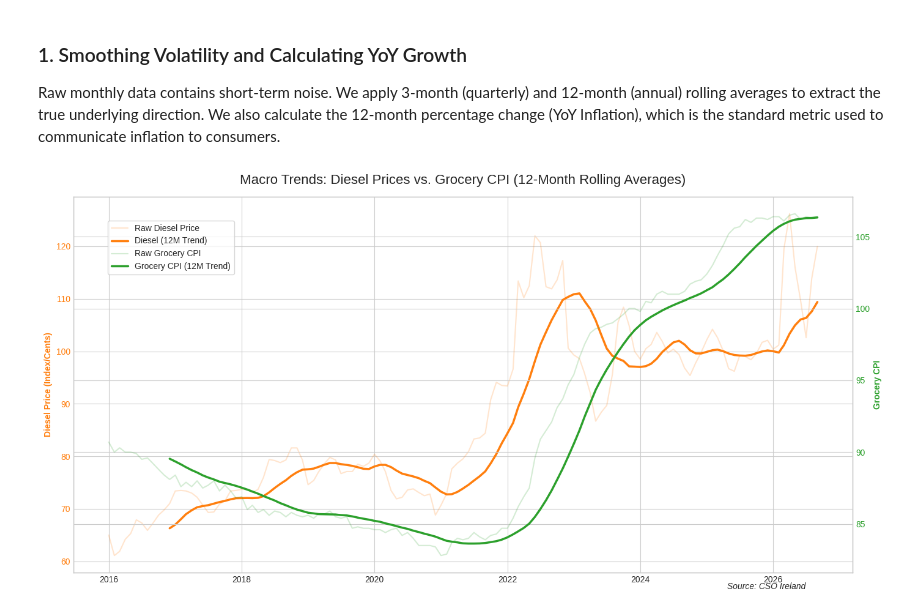
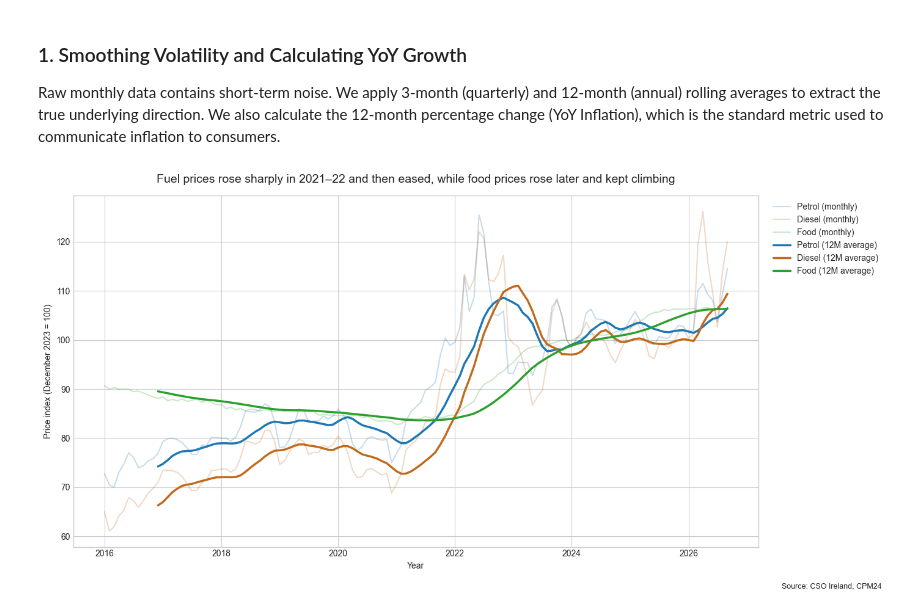
Before and after one commit to SaraLarkem/ireland-fuel-grocery-viz, a Jupyter notebook: notebooks/02_Trend_Analysis.ipynb, the cells around one changed output. Drawn from its saved outputs; the diff is of its cells as text; code cells hidden in the pictures.

```diff
--- a/notebooks/02_Trend_Analysis.ipynb
+++ b/notebooks/02_Trend_Analysis.ipynb
@@ -13,9 +13,22 @@ import matplotlib.pyplot as plt
 import seaborn as sns
 from statsmodels.tsa.seasonal import seasonal_decompose
 
+import os
+
+# team colour scheme (same as Notebook 04, used in every chart)
+colours = {"Petrol": "#1F77B4", "Diesel": "#C26A1C", "Food": "#2CA02C"}
+
+# source line added to every chart
+source_text = "Source: CSO Ireland, CPM24"
+
 # Set style for consistency with final visualizations
 plt.style.use('seaborn-v0_8-whitegrid')
-colors = {'Petrol': '#1f77b4', 'Diesel': '#ff7f0e', 'CPI': '#2ca02c'}
+
+# save charts and data to the repo's images/ and data/ folders (works from notebooks/ in VS Code or from the repo root)
+IMG_DIR = "../images" if os.path.basename(os.getcwd()) == "notebooks" else "images"
+DATA_DIR = "../data" if os.path.basename(os.getcwd()) == "notebooks" else "data"
+os.makedirs(IMG_DIR, exist_ok=True)
+os.makedirs(DATA_DIR, exist_ok=True)
 
 # 1. Load the dataset directly from GitHub to avoid folder path errors
 url = 'https://raw.githubusercontent.com/SaraLarkem/ireland-fuel-grocery-viz/refs/heads/main/data/cleaned_fuel_grocery_data.csv'
@@ -50,38 +63,43 @@ Month_DT
 ### 1. Smoothing Volatility and Calculating YoY Growth
 Raw monthly data contains short-term noise. We apply 3-month (quarterly) and 12-month (annual) rolling averages to extract the true underlying direction. We also calculate the 12-month percentage change (YoY Inflation), which is the standard metric used to communicate inflation to consumers.
 # %%
-# Calculate rolling averages for Diesel and CPI
+# Calculate rolling averages for Petrol, Diesel and CPI
+df['Petrol_3M_Avg'] = df['Petrol'].rolling(window=3).mean()
+df['Petrol_12M_Avg'] = df['Petrol'].rolling(window=12).mean()
+
 df['Diesel_3M_Avg'] = df['Diesel'].rolling(window=3).mean()
 df['Diesel_12M_Avg'] = df['Diesel'].rolling(window=12).mean()
 
 df['CPI_3M_Avg'] = df['Grocery_CPI'].rolling(window=3).mean()
 df['CPI_12M_Avg'] = df['Grocery_CPI'].rolling(window=12).mean()
 
 # Calculate Year-over-Year (YoY) percentage change (12-month shift)
+df['Petrol_YoY_Pct'] = df['Petrol'].pct_change(periods=12) * 100
 df['Diesel_YoY_Pct'] = df['Diesel'].pct_change(periods=12) * 100
 df['CPI_YoY_Pct'] = df['Grocery_CPI'].pct_change(periods=12) * 100
 
 # Plotting the smoothed macro trends
-fig, ax1 = plt.subplots(figsize=(14, 7))
+# All three series share the same index base (December 2023 = 100), so they go on ONE axis
+fig, ax = plt.subplots(figsize=(14, 7))
 
-# Plot Diesel Trend (Primary Y-Axis)
-ax1.plot(df.index, df['Diesel'], color=colors['Diesel'], alpha=0.2, label='Raw Diesel Price')
-ax1.plot(df.index, df['Diesel_12M_Avg'], color=colors['Diesel'], linewidth=2.5, label='Diesel (12M Trend)')
-ax1.set_ylabel('Diesel Price (Index/Cents)', color=colors['Diesel'], fontweight='bold')
-ax1.tick_params(axis='y', labelcolor=colors['Diesel'])
+# Raw monthly values as faint lines
+ax.plot(df.index, df['Petrol'], color=colours["Petrol"], alpha=0.25, label='Petrol (monthly)')
+ax.plot(df.index, df['Diesel'], color=colours["Diesel"], alpha=0.25, label='Diesel (monthly)')
+ax.plot(df.index, df['Grocery_CPI'], color=colours["Food"], alpha=0.25, label='Food (monthly)')
 
-# Plot CPI Trend (Secondary Y-Axis)
-ax2 = ax1.twinx()
-ax2.plot(df.index, df['Grocery_CPI'], color=colors['CPI'], alpha=0.2, label='Raw Grocery CPI')
-ax2.plot(df.index, df['CPI_12M_Avg'], color=colors['CPI'], linewidth=2.5, label='Grocery CPI (12M Trend)')
-ax2.set_ylabel('Grocery CPI', color=colors['CPI'], fontweight='bold')
-ax2.tick_params(axis='y', labelcolor=colors['CPI'])
+# 12-month rolling averages as bold lines
+ax.plot(df.index, df['Petrol_12M_Avg'], color=colours["Petrol"], linewidth=2.5, label='Petrol (12M average)')
+ax.plot(df.index, df['Diesel_12M_Avg'], color=colours["Diesel"], linewidth=2.5, label='Diesel (12M average)')
+ax.plot(df.index, df['CPI_12M_Avg'], color=colours["Food"], linewidth=2.5, label='Food (12M average)')
 
-plt.title('Macro Trends: Diesel Prices vs. Grocery CPI (12-Month Rolling Averages)', fontsize=16, pad=15)
-fig.legend(loc='upper left', bbox_to_anchor=(0.08, 0.88), frameon=True)
-plt.figtext(0.9, 0.01, 'Source: CSO Ireland', ha='right', fontsize=10, style='italic')
+ax.set_title('Fuel prices rose sharply in 2021–22 and then eased, while food prices rose later and kept climbing', fontsize=14, pad=15)
+ax.set_xlabel('Year')
+ax.set_ylabel('Price index (December 2023 = 100)')
+ax.legend(loc='upper left', bbox_to_anchor=(1.01, 1), frameon=False)
 
-plt.tight_layout()
+fig.text(0.99, 0.01, source_text, ha="right", fontsize=9)
+plt.tight_layout(rect=[0, 0.03, 1, 1])
+plt.savefig(f"{IMG_DIR}/macro_trends_diesel_prices_vs_grocery_CPI.png", dpi=300, bbox_inches="tight")
 plt.show()
 # %% [output]
-[figure, old version]
+[figure, new version]
```
Also changed, not shown: parts of 7 cells of this notebook, 2 other files.
